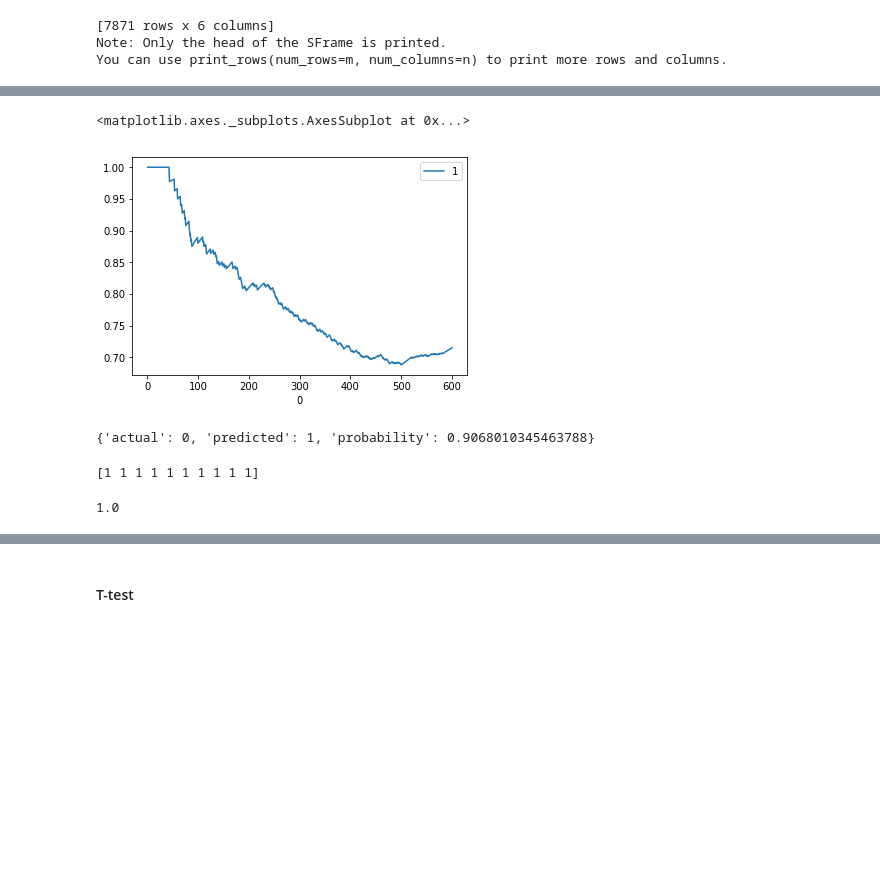
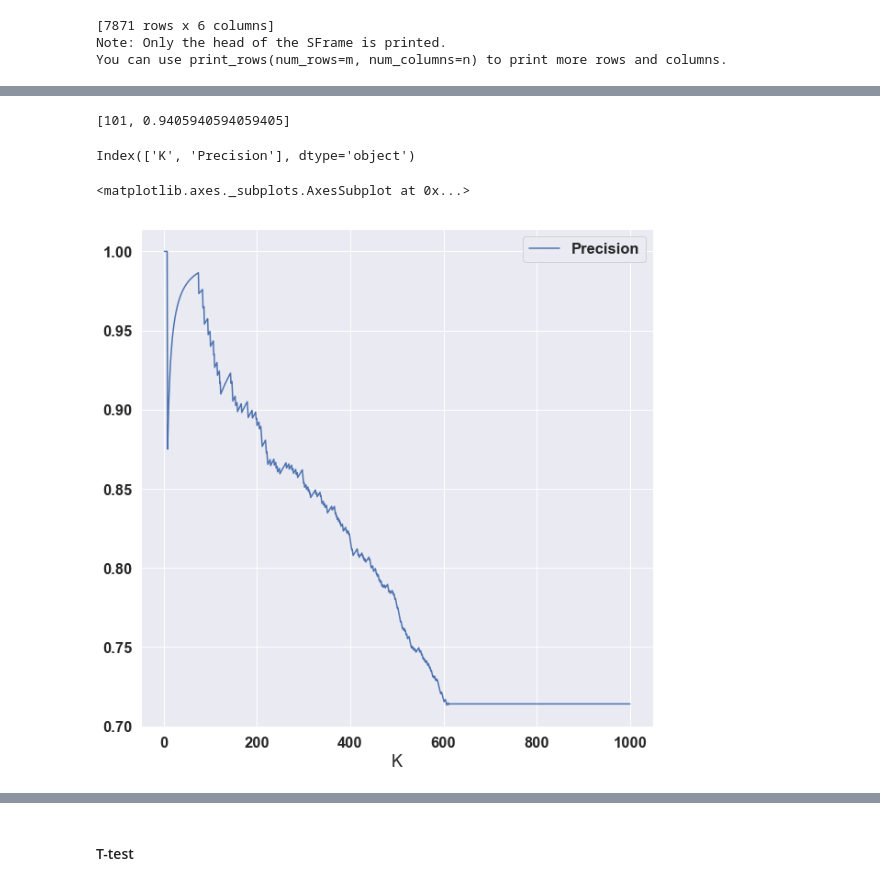
Before and after one commit to data4goodlab/subs2network, a Jupyter notebook: subs2graph/IMDB-Gender-Results.ipynb, the cells around one changed output, grey strips where cells are left out. Drawn from its saved outputs; the diff is of its cells as text; code cells hidden in the pictures; blank space fills up the shorter version.

```diff
--- a/subs2graph/IMDB-Gender-Results.ipynb
+++ b/subs2graph/IMDB-Gender-Results.ipynb
@@ -1244,11 +1334,11 @@ for i in range(4):
 # %%
 y = bechdel_ml.pop("rating")
 # %%
-n_valid = 600
+n_valid = 1000
 X_valid, X_train  = split_vals(bechdel_ml, n_valid)
 y_valid, y_train = split_vals(y, n_valid)
 # %%
-m = RandomForestClassifier(n_jobs=-1, n_estimators=100,max_depth=5, min_samples_split=10, min_samples_leaf=3,random_state=1)
+m = RandomForestClassifier(n_jobs=-1, n_estimators=100,max_depth=5,  random_state=1)
 m.fit(X_train, y_train)
 print_score(m, X_train, y_train, X_valid, y_valid)
 # %% [output]
@@ -1306,9 +1446,9 @@ class PrecisionKExtractor:
         precision_k_list = []
         for n,row in enumerate(self._data):
             if row["predicted"] in [1, 0]:
-                if row["actual"] == row["predicted"]:
+                if row["actual"] == 1 and row["predicted"] ==1:
                     current_sum += 1
-            precision_k_list.append([n+1, current_sum / (n+1)])
+            precision_k_list.append([n+1, current_sum / self._data["predicted"][:n+1].sum()])
         return precision_k_list
 
 probas  = m.predict_proba(X_valid)[:, 1]
@@ -1324,14 +1462,16 @@ patk= pke.calculate_precision_k()
+# %%
+patk[100]
+# %% [output]
+[101, 0.9405940594059405]
+# %%
+patk_df = pd.DataFrame(patk)
+patk_df = patk_df.rename(columns={0:"K", 1: "Precision"})
+# %%
+patk_df.columns
+# %% [output]
+Index(['K', 'Precision'], dtype='object')
 # %%
-pd.DataFrame(patk).plot(0, 1)
+patk_df.plot(0, 1, figsize=(10, 10))
 # %% [output]
 <matplotlib.axes._subplots.AxesSubplot at 0x...>
-[figure, old version]
+[figure, new version]
-# %%
-pke._data[43]
-# %% [output]
-{'actual': 0, 'predicted': 1, 'probability': 0.9068010345463788}
-# %%
-ranking_precision_score(y_valid.values, m.predict_proba(X_valid)[:, 1],10)
-# %% [output]
-[1 1 1 1 1 1 1 1 1 1]
-1.0
```
Also changed, not shown: parts of 123 cells of this notebook, 8 other files.
